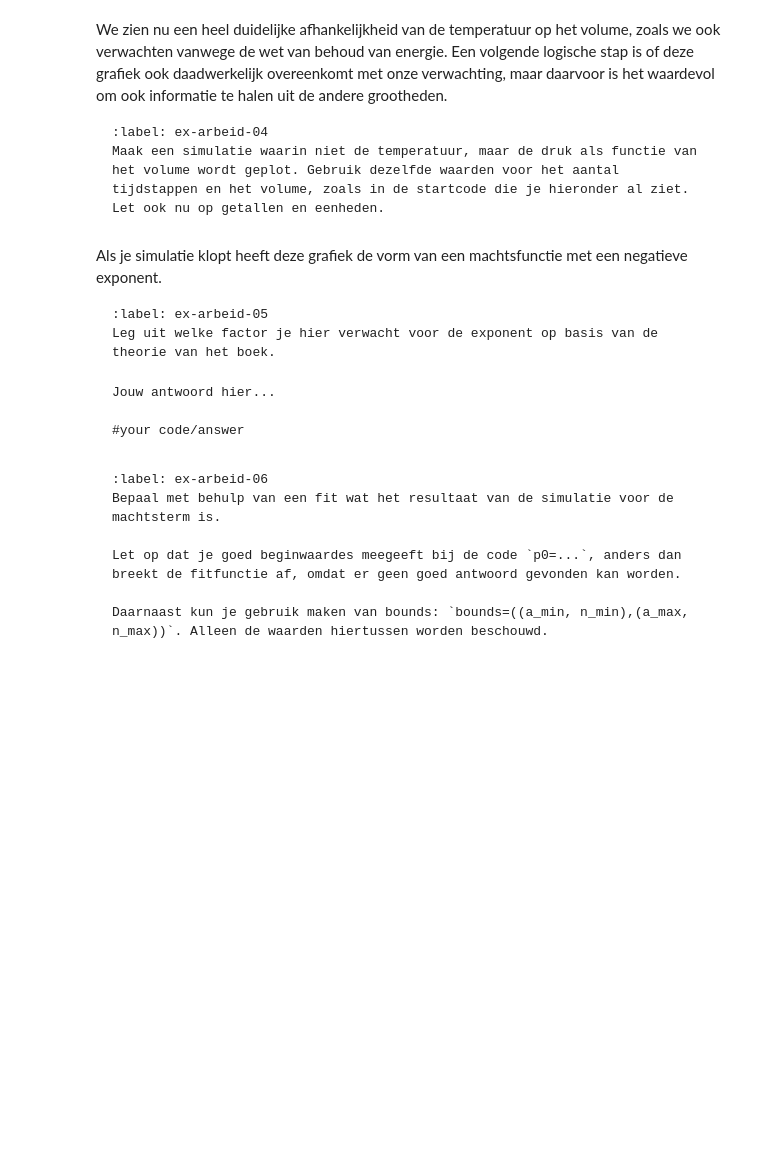
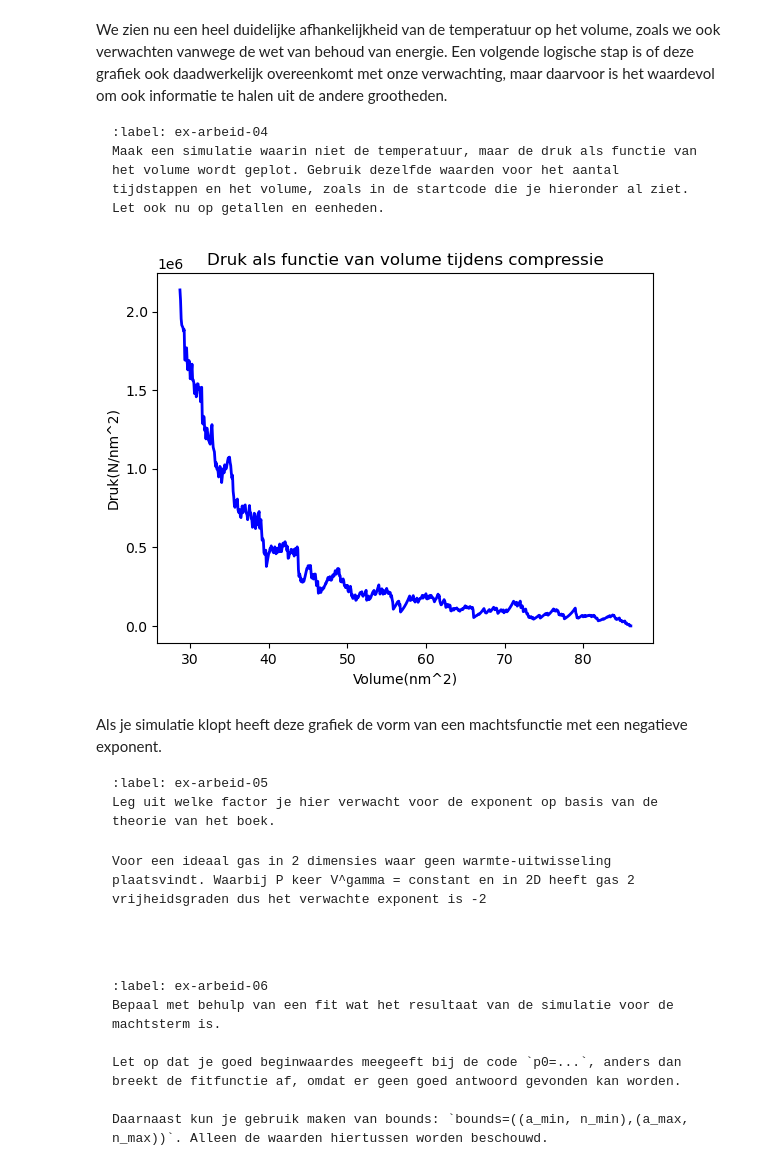
Before and after one commit to Jz-Mo/thermolab, a Jupyter notebook: Content/PySim/7_arbeid.ipynb, the cells around one changed output. Saved outputs shown, nothing was run; the diff lists cells and outputs as text; code cells hidden in the pictures; blank space fills up the shorter version.

````diff
--- a/Content/PySim/7_arbeid.ipynb
+++ b/Content/PySim/7_arbeid.ipynb
@@ -347,22 +320,29 @@ Maak een simulatie waarin niet de temperatuur, maar de druk als functie van het
 # %%
 # breid deze code uit met jouw antwoord
 
 num_steps = round(2/3 * BOX_SIZE_0 / (2 * -V_PISTON_0 * DT))
 particles = []
 volumes = np.zeros(num_steps, dtype=float)
 pressures = np.zeros(num_steps, dtype=float)
 
 pressure = 0.0
 box_length = BOX_SIZE_0         # zetten zuiger terug
 v_piston = V_PISTON_0
 create_particles(particles)     # resetten deeltjes
 
 for i in range(num_steps):
     take_time_step(particles)
-    # RUIMTE VOOR UITWERKING
-#your code/answer
+    volumes[i] = box_length * box_height
+    pressures[i] = pressure
 
-# PLOT GRAFIEK
+plt.figure()
+plt.plot(volumes, pressures, '-b', linewidth=2)
+plt.xlabel('Volume(nm^2)')
+plt.ylabel('Druk(N/nm^2)')
+plt.title('Druk als functie van volume tijdens compressie')
+plt.show()
+# %% [output]
+[figure, added]
 # %% [markdown]
 Als je simulatie klopt heeft deze grafiek de vorm van een machtsfunctie met een negatieve exponent.
 
@@ -372,9 +352,9 @@ Leg uit welke factor je hier verwacht voor de exponent op basis van de theorie v
 ```
 
 ```{solution} ex-arbeid-05
-Jouw antwoord hier...
+Voor een ideaal gas in 2 dimensies waar geen warmte-uitwisseling plaatsvindt. Waarbij P keer V^gamma = constant en in 2D heeft gas 2 vrijheidsgraden dus het verwachte exponent is -2
 
-#your code/answer
+
 ```
 # %% [markdown]
 ```{exercise}
````
Also changed, not shown: parts of 13 cells of this notebook, 1 other file.
